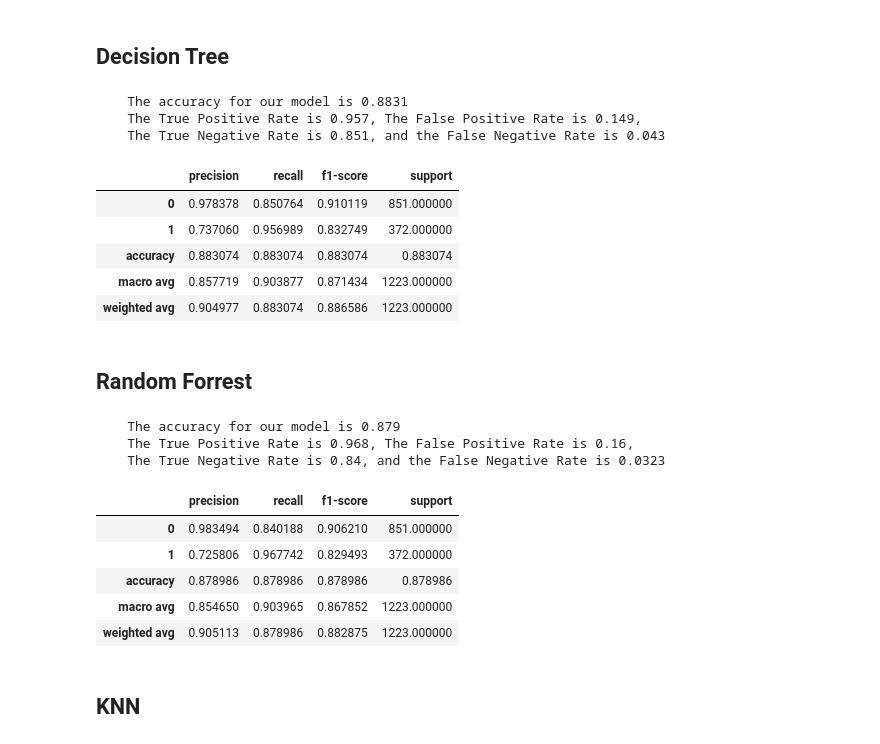
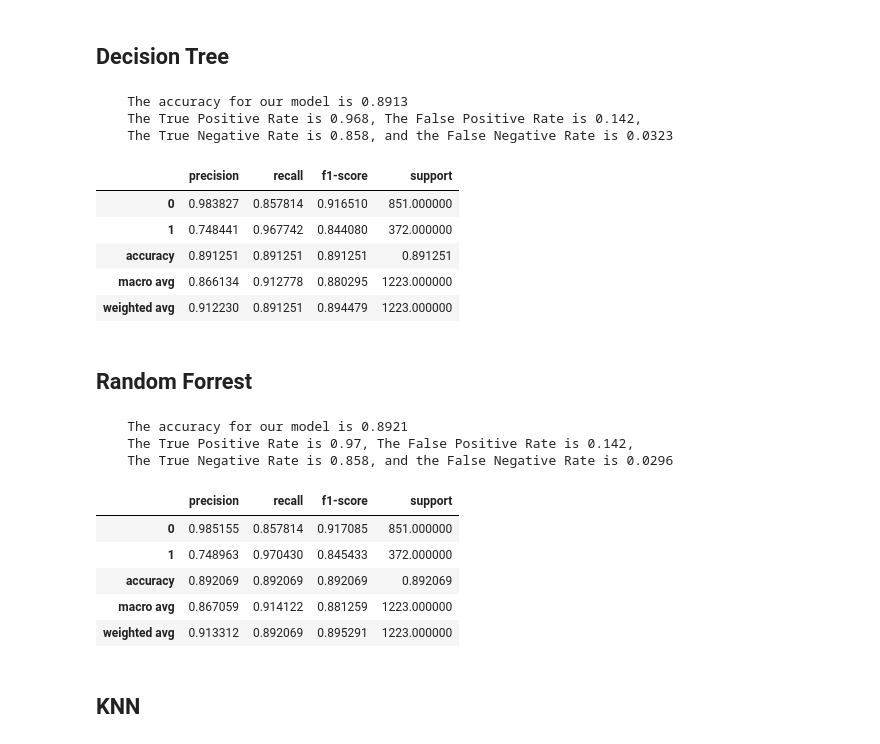
Before and after one commit to hrodjr/telco-churn-classification-project, a Jupyter notebook: scratch_telco.ipynb, the cells around one changed output. Cells and saved outputs as stored; diff of their text form; code cells hidden in the pictures.

```diff
--- a/scratch_telco.ipynb
+++ b/scratch_telco.ipynb
@@ -204,7 +204,8 @@ df.head()
         3. A dataframe for testing the best performing model to ensure the model is able to be generalized on a final set of unseen data not 'overfitting' train, a validate and a test, roughly a 70%:20%:10% split.
             * Final out of sample dataset used to evaluate how well the models tuned on validate generalize on unseen data.
 # %%
-train, validate, test = prepare.train_validate_test_split(df, 'tenure_le2_1year_m2mGR65')
+train, validate, test = prepare.train_validate_test_split(df, 'churned', seed=123)
+#tenure_le2_1year_m2mGR65
 # %% [markdown]
 # Exploratory
     1. Discover features, using  that have the largest impact on the target variable to discover patterns, spot anomalies, test hypotheses and check assumptions.
@@ -562,0 +584,2 @@ We fail to reject the null and accept the null: Customers who are young, single,
+# %%
+train1, validate1, test1 = prepare.train_validate_test_split(rslt_df, 'tenure_le2_1year_m2mGR65')
@@ -877,15 +1011,25 @@ We reject the null and accept the alternate: churn is dependent of less than 12
 # %% [markdown]
 # Train, Validate, Test
+# %%
+#Train
+X_train = train1[['fiber', 'm2m', 'is_senior', 'not_single', 'phone_service', 'online_security', 'online_backup', 'device_protection', 'tech_support', 'autopayment']]#features
+y_train = train1.tenure_le2_1year_m2mGR65
+#Validate
+X_validate = validate1[['fiber', 'm2m', 'is_senior', 'not_single', 'phone_service', 'online_security', 'online_backup', 'device_protection', 'tech_support', 'autopayment']]#features
+y_validate = validate1.tenure_le2_1year_m2mGR65
+#Test
+X_test = test1[['fiber', 'm2m', 'is_senior', 'not_single', 'phone_service', 'online_security', 'online_backup', 'device_protection', 'tech_support', 'autopayment']]#features
+y_test = test1.tenure_le2_1year_m2mGR65
 # %%
 #Train
-X_train = train[['fiber', 'is_senior', 'not_single', 'phone_service', 'online_security', 'online_backup', 'device_protection', 'tech_support', 'autopayment']]#features
-y_train = train.tenure_le2_1year_m2mGR65
+#X_train = train[['fiber', 'm2m', 'is_senior', 'not_single', 'phone_service', 'online_security', 'online_backup', 'device_protection', 'tech_support', 'autopayment']]#features
+#y_train = train.churned
 #Validate
-X_validate = validate[['fiber', 'is_senior', 'not_single', 'phone_service', 'online_security', 'online_backup', 'device_protection', 'tech_support', 'autopayment']]#features
-y_validate = train.tenure_le2_1year_m2mGR65
+#X_validate = validate[['fiber', 'm2m', 'is_senior', 'not_single', 'phone_service', 'online_security', 'online_backup', 'device_protection', 'tech_support', 'autopayment']]#features
+#y_validate = validate.churned
 #Test
-X_test = test[['fiber', 'is_senior', 'not_single', 'phone_service', 'online_security', 'online_backup', 'device_protection', 'tech_support', 'autopayment']]#features
-y_test = train.tenure_le2_1year_m2mGR65
+#X_test = test[['fiber', 'm2m', 'is_senior', 'not_single', 'phone_service', 'online_security', 'online_backup', 'device_protection', 'tech_support', 'autopayment']]#features
+#y_test = test.churned
 # %%
 #print of x, y variables shape. In the validate model x, y shape needs to be transposed.
 print(X_train.shape,y_train.shape)
@@ -914,30 +1058,30 @@ Baseline accuracy: 0.7
 ## Decision Tree
 # %%
 #Create the model
-model = DecisionTreeClassifier(max_depth=5, random_state=123)
+dt = DecisionTreeClassifier(max_depth=8, random_state=123)
 #Fit the model
-model = model.fit(X_train, y_train)
+dt.fit(X_train, y_train)
 #Use the model
-y_predictions = model.predict(X_train)
+dt.predict(X_train)
 
 #prediction, accuracy, & class report evaluations
-get_metrics_bin(model, X_train, y_train)
+get_metrics_bin(dt, X_train, y_train)
 # %% [output]
-    The accuracy for our model is 0.8831
-    The True Positive Rate is 0.957, The False Positive Rate is 0.149,
-    The True Negative Rate is 0.851, and the False Negative Rate is 0.043
+    The accuracy for our model is 0.8913
+    The True Positive Rate is 0.968, The False Positive Rate is 0.142,
+    The True Negative Rate is 0.858, and the False Negative Rate is 0.0323
 |  | precision | recall | f1-score | support |
-| 0 | 0.978378 | 0.850764 | 0.910119 | 851.000000 |
-| 1 | 0.737060 | 0.956989 | 0.832749 | 372.000000 |
-| accuracy | 0.883074 | 0.883074 | 0.883074 | 0.883074 |
-| macro avg | 0.857719 | 0.903877 | 0.871434 | 1223.000000 |
-| weighted avg | 0.904977 | 0.883074 | 0.886586 | 1223.000000 |
+| 0 | 0.983827 | 0.857814 | 0.916510 | 851.000000 |
+| 1 | 0.748441 | 0.967742 | 0.844080 | 372.000000 |
+| accuracy | 0.891251 | 0.891251 | 0.891251 | 0.891251 |
+| macro avg | 0.866134 | 0.912778 | 0.880295 | 1223.000000 |
+| weighted avg | 0.912230 | 0.891251 | 0.894479 | 1223.000000 |
 # %% [markdown]
 ## Random Forrest
 # %%
 #Create the Model
 rf = RandomForestClassifier(bootstrap=True, class_weight=None, criterion='gini', min_samples_leaf=1, n_estimators=100,
-max_depth=5, random_state=123)
+max_depth=8, random_state=123)
 #Fit the Model
 rf.fit(X_train, y_train)
 #Use the Model
@@ -946,15 +1090,15 @@ y_pred = rf.predict(X_train)
 #prediction, accuracy, & class report evaluations
 get_metrics_bin(rf, X_train, y_train)
 # %% [output]
-    The accuracy for our model is 0.879
-    The True Positive Rate is 0.968, The False Positive Rate is 0.16,
-    The True Negative Rate is 0.84, and the False Negative Rate is 0.0323
+    The accuracy for our model is 0.8921
+    The True Positive Rate is 0.97, The False Positive Rate is 0.142,
+    The True Negative Rate is 0.858, and the False Negative Rate is 0.0296
 |  | precision | recall | f1-score | support |
-| 0 | 0.983494 | 0.840188 | 0.906210 | 851.000000 |
-| 1 | 0.725806 | 0.967742 | 0.829493 | 372.000000 |
-| accuracy | 0.878986 | 0.878986 | 0.878986 | 0.878986 |
-| macro avg | 0.854650 | 0.903965 | 0.867852 | 1223.000000 |
-| weighted avg | 0.905113 | 0.878986 | 0.882875 | 1223.000000 |
+| 0 | 0.985155 | 0.857814 | 0.917085 | 851.000000 |
+| 1 | 0.748963 | 0.970430 | 0.845433 | 372.000000 |
+| accuracy | 0.892069 | 0.892069 | 0.892069 | 0.892069 |
+| macro avg | 0.867059 | 0.914122 | 0.881259 | 1223.000000 |
+| weighted avg | 0.913312 | 0.892069 | 0.895291 | 1223.000000 |
 # %% [markdown]
 ## KNN
 # %%
```
Also changed, not shown: parts of 44 cells of this notebook, 2 other files.
